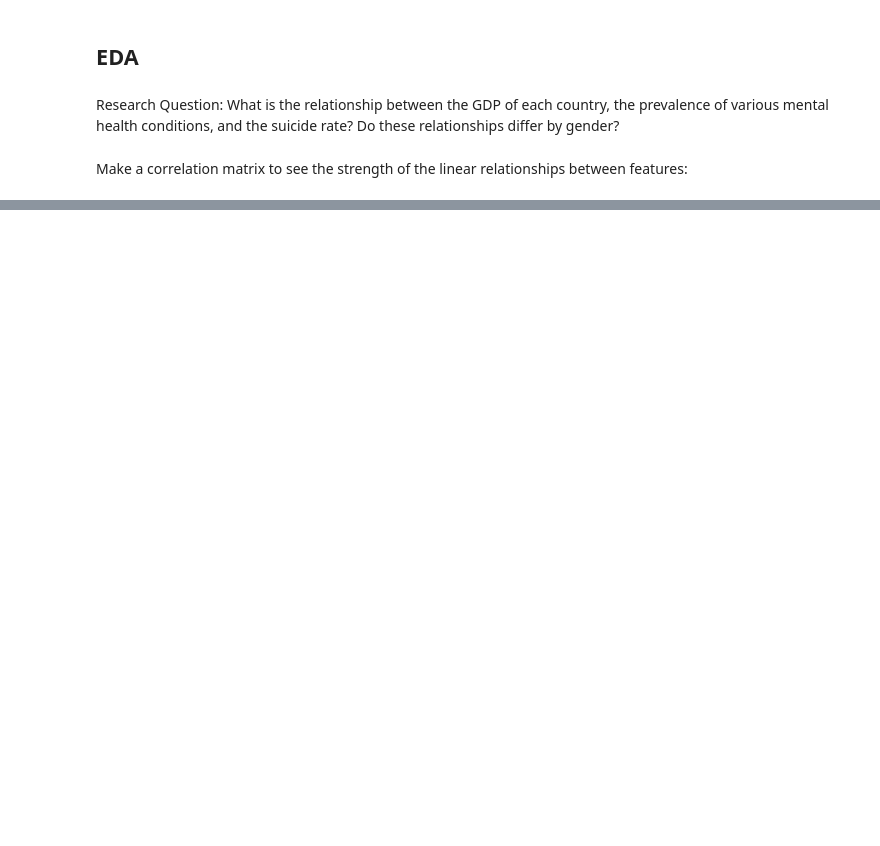
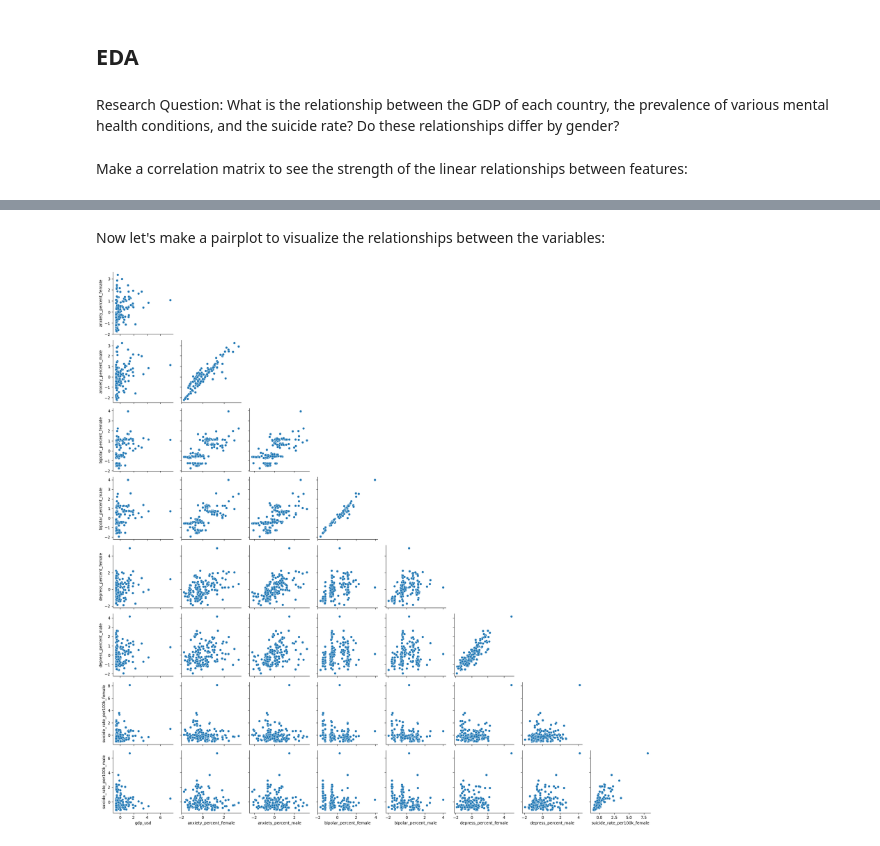
Before and after one commit to David-S-2002/predicting_suicide_rates, a Jupyter notebook: predicting_suicide_rates.ipynb, the cells around one changed output, grey strips where cells are left out. Drawn from its saved outputs; the diff is of its cells as text; code cells hidden in the pictures; blank space fills up the shorter version.

```diff
--- a/predicting_suicide_rates.ipynb
+++ b/predicting_suicide_rates.ipynb
@@ -110,0 +126,13 @@ sns.heatmap(scaled_data.corr(), annot=True)
+# %% [markdown]
+Now let's make a pairplot to visualize the relationships between the variables:
+# %%
+# Make a pairplot only below the diagonal of the grid
+grid = sns.PairGrid(scaled_data, corner=True)
+grid.map_lower(sns.scatterplot)
+
+# Don't plot anything on the diagonals of the pairplot
+# Source for this code: https://stackoverflow.com/questions/63712608/how-to-remove-diagonal-plot-from-pairplot
+for i in range(scaled_data.shape[1]):
+    grid.axes[i, i].set_visible(False)
+# %% [output]
+[figure, added]
```
Also changed, not shown: parts of 4 cells of this notebook.
